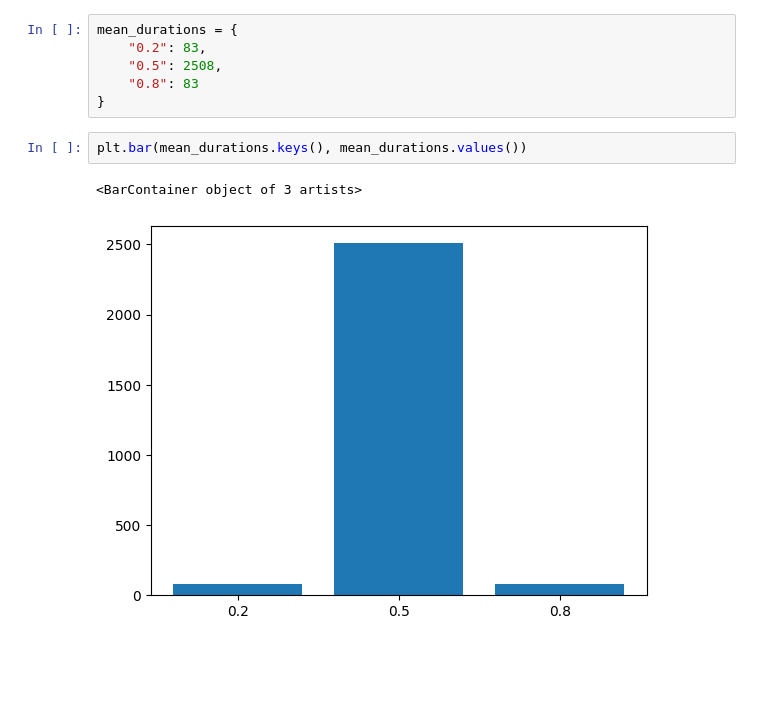
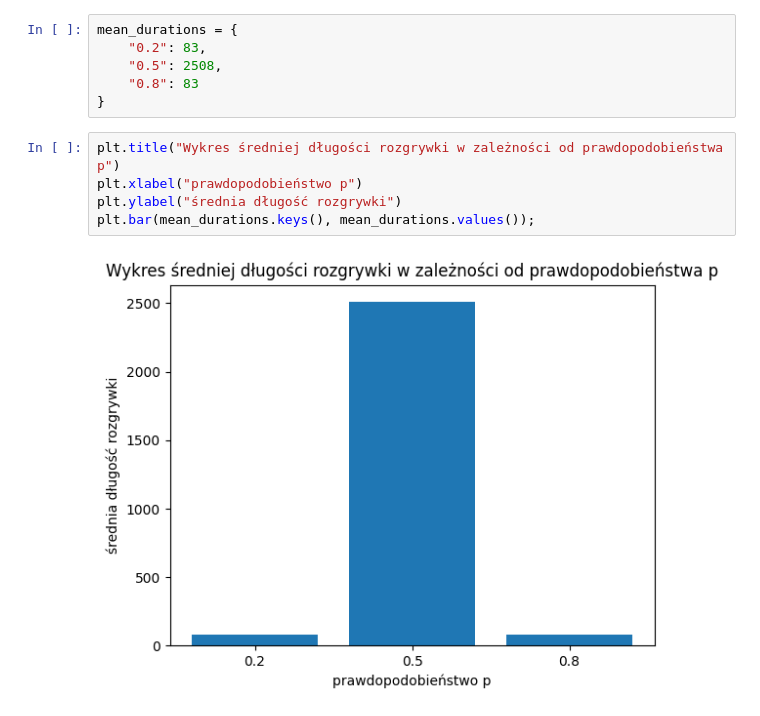
Before and after one commit to Blato122/MetodyStatystyczne-2024.25, a Jupyter notebook: gamblers_ruin/ex4.ipynb, the cells around one changed output. Drawn from its saved outputs; the diff is of its cells as text; blank space fills up the shorter version.

```diff
--- a/gamblers_ruin/ex4.ipynb
+++ b/gamblers_ruin/ex4.ipynb
@@ -15,8 +15,10 @@ mean_durations = {
     "0.5": 2508,
     "0.8": 83
 }
-# %%
-plt.bar(mean_durations.keys(), mean_durations.values())
-# %% [output]
-<BarContainer object of 3 artists>
-[figure, removed]
+# %%
+plt.title("Wykres średniej długości rozgrywki w zależności od prawdopodobieństwa p")
+plt.xlabel("prawdopodobieństwo p")
+plt.ylabel("średnia długość rozgrywki")
+plt.bar(mean_durations.keys(), mean_durations.values());
+# %% [output]
+[figure, added]
```
Also changed, not shown: 2 other files.
